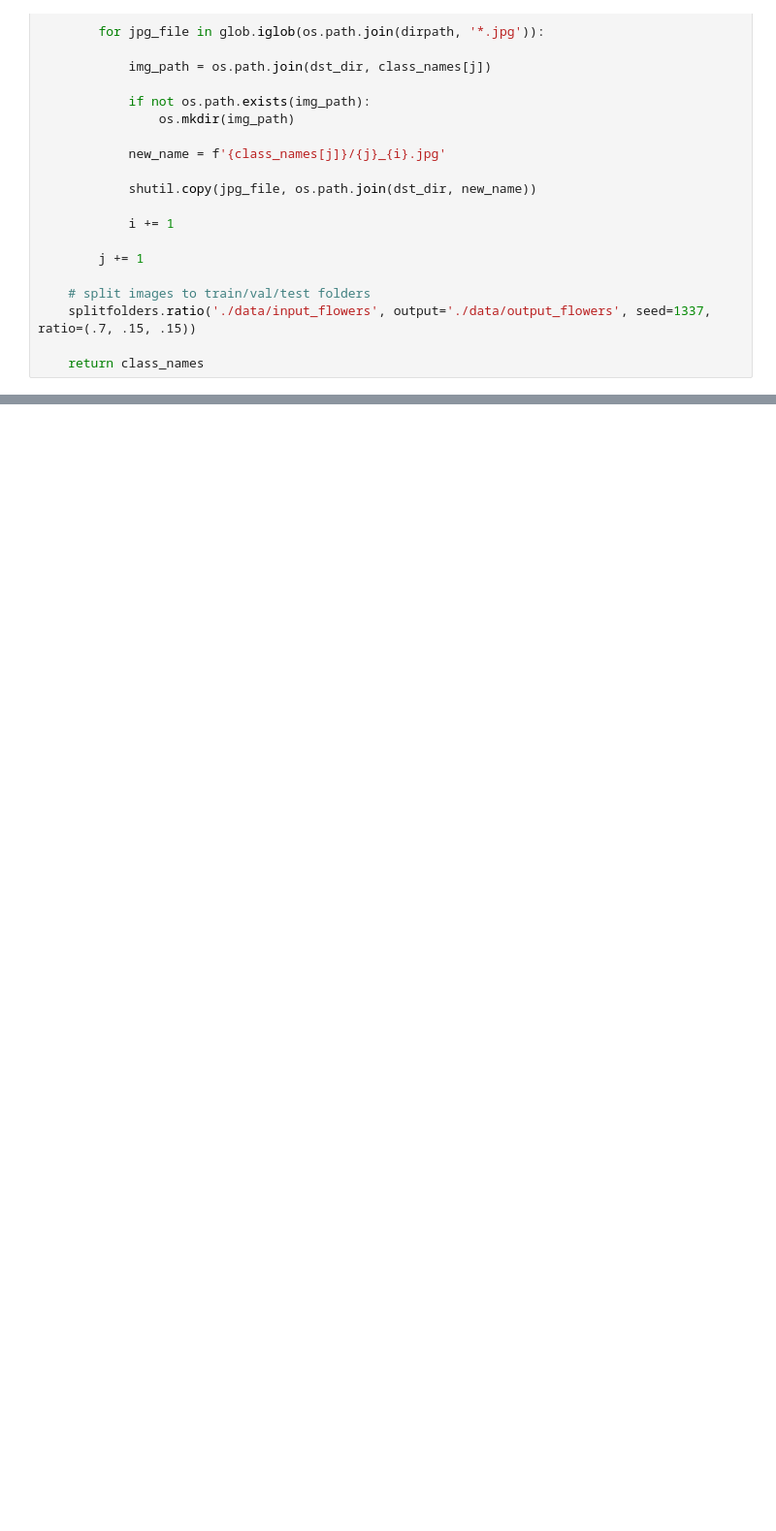
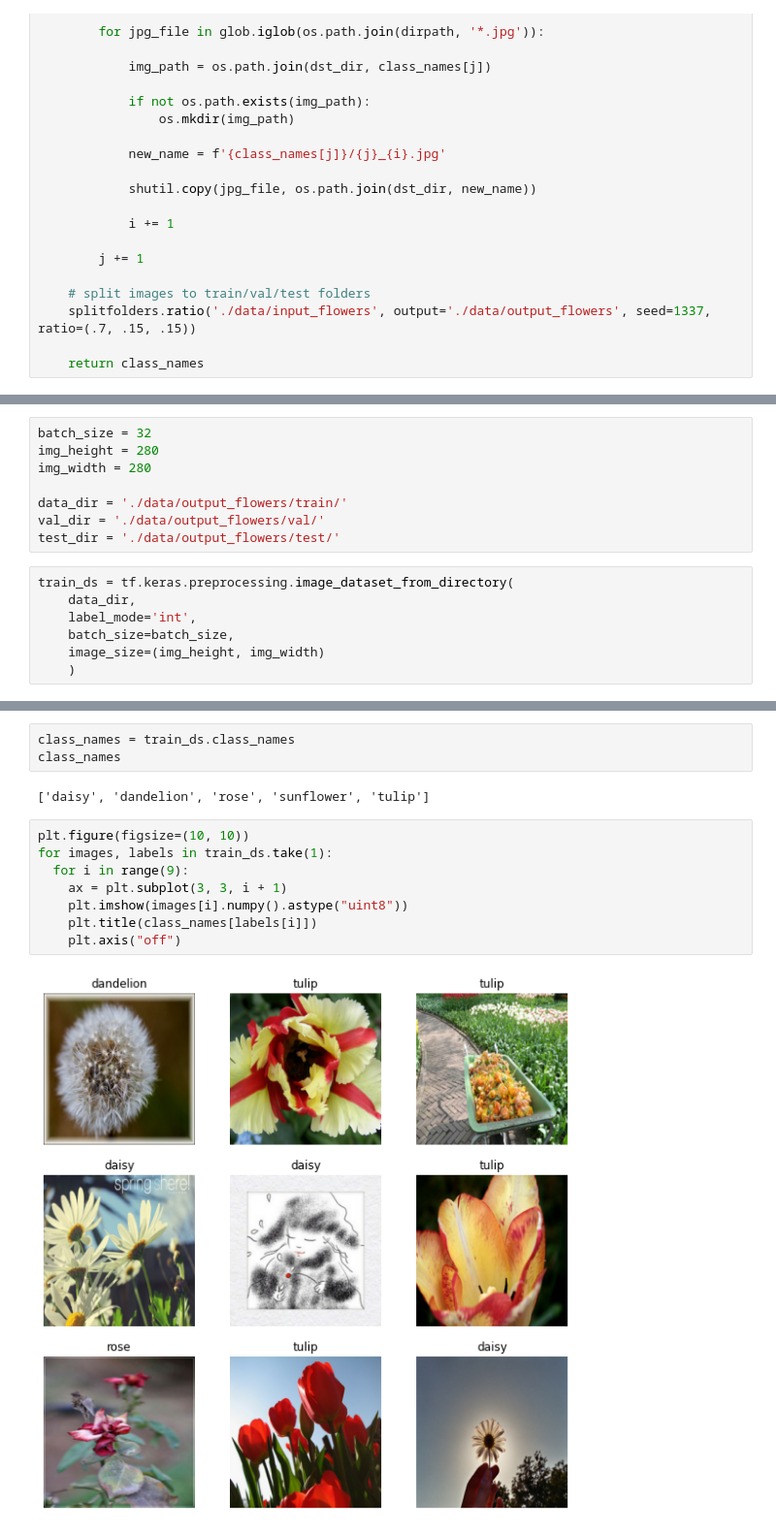
Before and after one commit to MortenTabaka/Deep-learning-exercises-with-TensorFlow2, a Jupyter notebook: Tabaka_Marcin_klasyfikacja_kwiatow.ipynb, the cells around one changed output, grey strips where cells are left out. Shown at 97% size. Drawn from its saved outputs; the diff is of its cells as text; blank space fills up the shorter version.

Commit message:
load data; show examples; define and train sequential model

```diff
--- a/Tabaka_Marcin_klasyfikacja_kwiatow.ipynb
+++ b/Tabaka_Marcin_klasyfikacja_kwiatow.ipynb
@@ -71,0 +70,15 @@ class_names
+# %%
+batch_size = 32
+img_height = 280
+img_width = 280
+
+data_dir = './data/output_flowers/train/'
+val_dir = './data/output_flowers/val/'
+test_dir = './data/output_flowers/test/'
+# %%
+train_ds = tf.keras.preprocessing.image_dataset_from_directory(
+    data_dir,
+    label_mode='int',
+    batch_size=batch_size,
+    image_size=(img_height, img_width)
+    )
@@ -71,0 +105,15 @@ class_names
+# %%
+class_names = train_ds.class_names
+class_names
+# %% [output]
+['daisy', 'dandelion', 'rose', 'sunflower', 'tulip']
+# %%
+plt.figure(figsize=(10, 10))
+for images, labels in train_ds.take(1):
+  for i in range(9):
+    ax = plt.subplot(3, 3, i + 1)
+    plt.imshow(images[i].numpy().astype("uint8"))
+    plt.title(class_names[labels[i]])
+    plt.axis("off")
+# %% [output]
+[figure, added]
```
Also changed, not shown: parts of 13 cells of this notebook.
